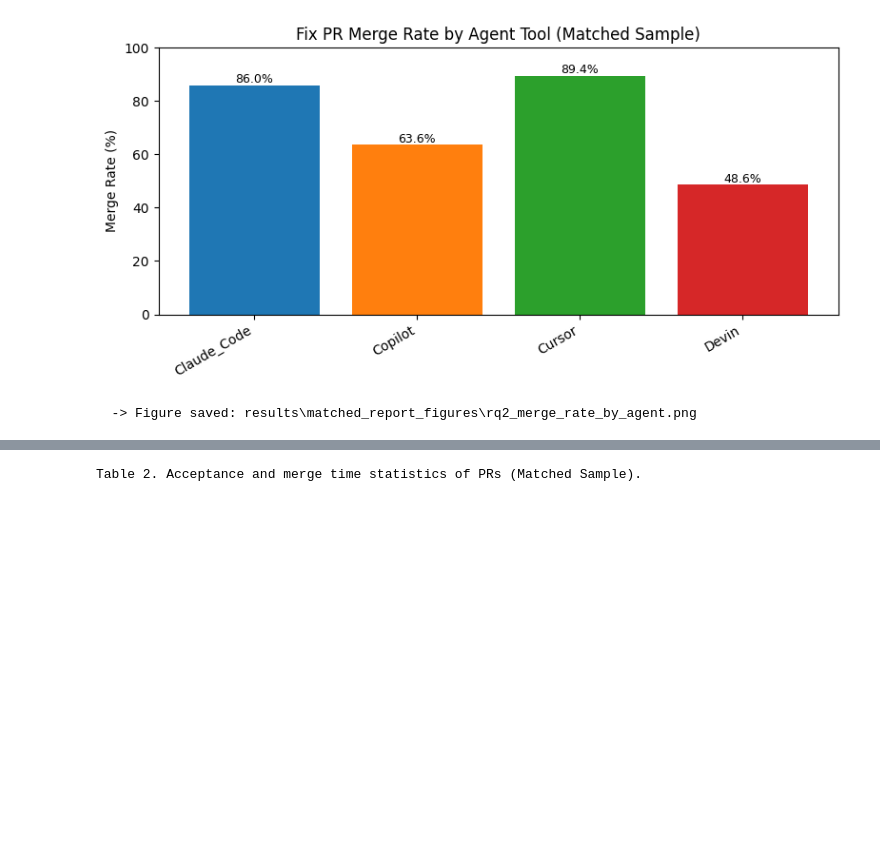
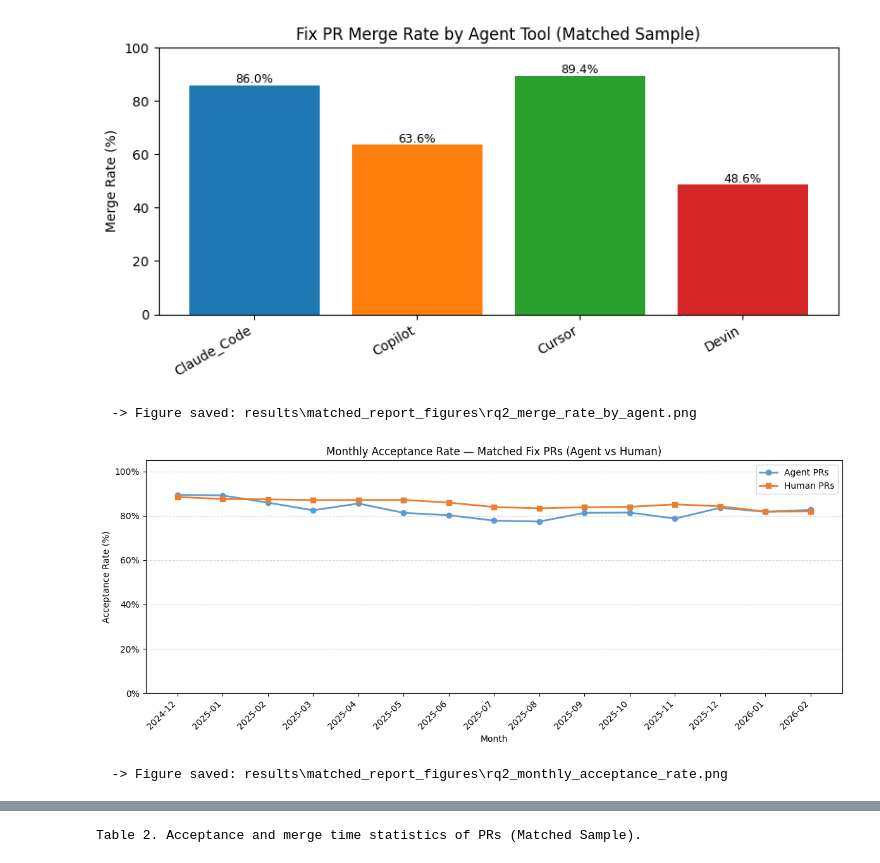
Before and after one commit to mabujadallah/Agentic-PR-A-Large-Scale-Dataset-of-AI-Generated-and-Human-Pull-Requests-on-GitHub, a Jupyter notebook: generate_report_matched.ipynb, the cells around one changed output, grey strips where cells are left out. Cells and saved outputs as stored; diff of their text form; code cells hidden in the pictures; blank space fills up the shorter version.

Commit message:
montly acceptance rate evolution, monthly acceptance heatmap, monthly acceptance rate, monthly acceptance rate bars, and monthly acceptance rate per agent.

```diff
--- a/generate_report_matched.ipynb
+++ b/generate_report_matched.ipynb
@@ -441,3 +484,39 @@ if "agent" in agent_prs.columns:
 # %% [output]
 [figure]
   -> Figure saved: results\matched_report_figures\rq2_merge_rate_by_agent.png
+# %%
+# ── Figure: Monthly Acceptance Rate — Agent vs Human ──
+all_prs["created_month_rq2"] = pd.to_datetime(all_prs["created_at"], utc=True).dt.to_period("M")
+all_prs["is_merged"] = all_prs["merged_at"].notna()
+
+monthly_accept = (
+    all_prs.groupby(["created_month_rq2", "source"])["is_merged"]
+    .agg(["sum", "count"])
+    .rename(columns={"sum": "merged", "count": "total"})
+    .reset_index()
+)
+monthly_accept["acceptance_rate"] = monthly_accept["merged"] / monthly_accept["total"] * 100
+
+agent_monthly = monthly_accept[monthly_accept["source"] == "agent"].sort_values("created_month_rq2")
+human_monthly = monthly_accept[monthly_accept["source"] == "human"].sort_values("created_month_rq2")
+
+fig, ax = plt.subplots(figsize=(12, 5))
+ax.plot(agent_monthly["created_month_rq2"].astype(str), agent_monthly["acceptance_rate"],
+        "o-", label="Agent PRs", color="#5b9bd5", linewidth=2, markersize=6)
+ax.plot(human_monthly["created_month_rq2"].astype(str), human_monthly["acceptance_rate"],
+        "s-", label="Human PRs", color="#ed7d31", linewidth=2, markersize=6)
+ax.set_xlabel("Month")
+ax.set_ylabel("Acceptance Rate (%)")
+ax.set_title("Monthly Acceptance Rate — Matched Fix PRs (Agent vs Human)")
+ax.set_ylim(0, 105)
+ax.yaxis.set_major_formatter(mticker.PercentFormatter())
+ax.legend()
+ax.grid(axis="y", linestyle="--", alpha=0.5)
+plt.xticks(rotation=45, ha="right")
+fig.tight_layout()
+fig.savefig(FIG_DIR / "rq2_monthly_acceptance_rate.png", dpi=150, bbox_inches="tight")
+plt.show()
+out(f"\n  -> Figure saved: {FIG_DIR / 'rq2_monthly_acceptance_rate.png'}")
+# %% [output]
+[figure, added]
+  -> Figure saved: results\matched_report_figures\rq2_monthly_acceptance_rate.png
```
Also changed, not shown: parts of 5 cells of this notebook, 6 other files.
